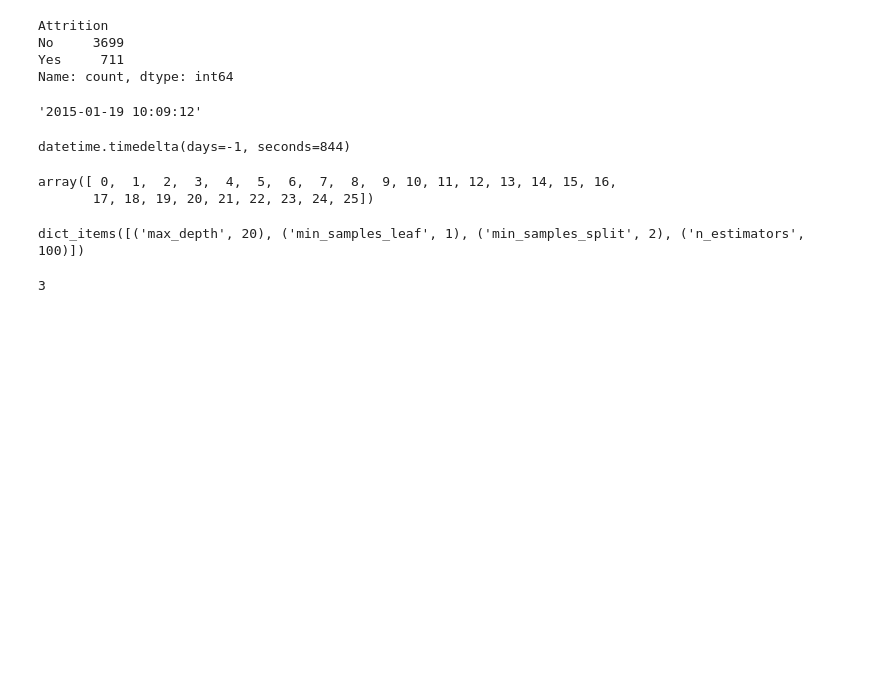
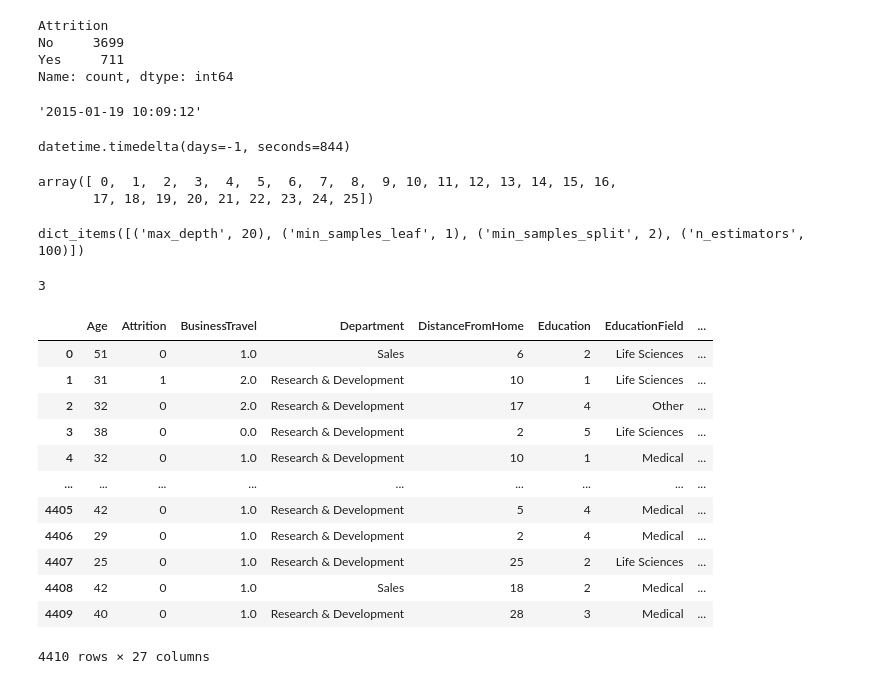
Before and after one commit to kkdsdesilva/employee-attrition-rate, a Jupyter notebook: notebooks/first_look.ipynb, the cells around one changed output. Drawn from its saved outputs; the diff is of its cells as text; code cells hidden in the pictures; blank space fills up the shorter version.

```diff
--- a/notebooks/first_look.ipynb
+++ b/notebooks/first_look.ipynb
@@ -356,0 +359,16 @@ func(**{'a': 1, 'b': 2})
+# %%
+load_data(preprocessed=True)
+# %% [output]
+|  | Age | Attrition | BusinessTravel | Department | DistanceFromHome | Education | EducationField | ... |
+| 0 | 51 | 0 | 1.0 | Sales | 6 | 2 | Life Sciences | ... |
+| 1 | 31 | 1 | 2.0 | Research & Development | 10 | 1 | Life Sciences | ... |
+| 2 | 32 | 0 | 2.0 | Research & Development | 17 | 4 | Other | ... |
+| 3 | 38 | 0 | 0.0 | Research & Development | 2 | 5 | Life Sciences | ... |
+| 4 | 32 | 0 | 1.0 | Research & Development | 10 | 1 | Medical | ... |
+| ... | ... | ... | ... | ... | ... | ... | ... | ... |
+| 4405 | 42 | 0 | 1.0 | Research & Development | 5 | 4 | Medical | ... |
+| 4406 | 29 | 0 | 1.0 | Research & Development | 2 | 4 | Medical | ... |
+| 4407 | 25 | 0 | 1.0 | Research & Development | 25 | 2 | Life Sciences | ... |
+| 4408 | 42 | 0 | 1.0 | Sales | 18 | 2 | Medical | ... |
+| 4409 | 40 | 0 | 1.0 | Research & Development | 28 | 3 | Medical | ... |
+4410 rows × 27 columns
```
Also changed, not shown: parts of 1 cell of this notebook, 19 other files.
